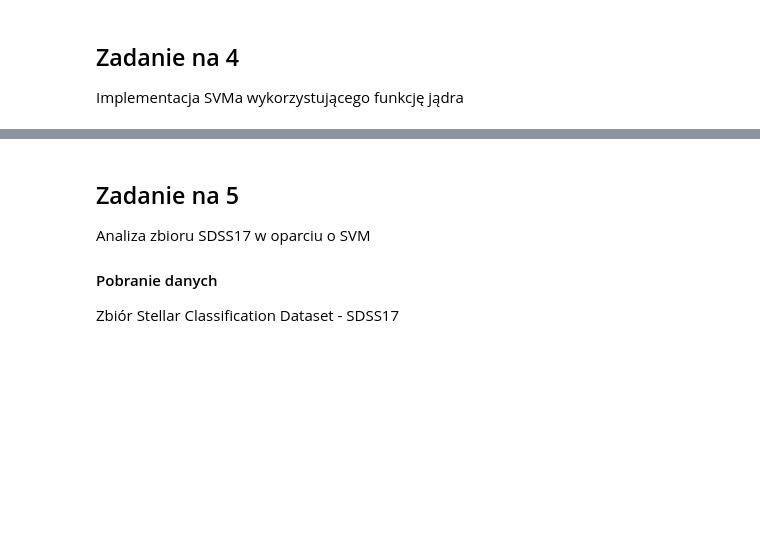
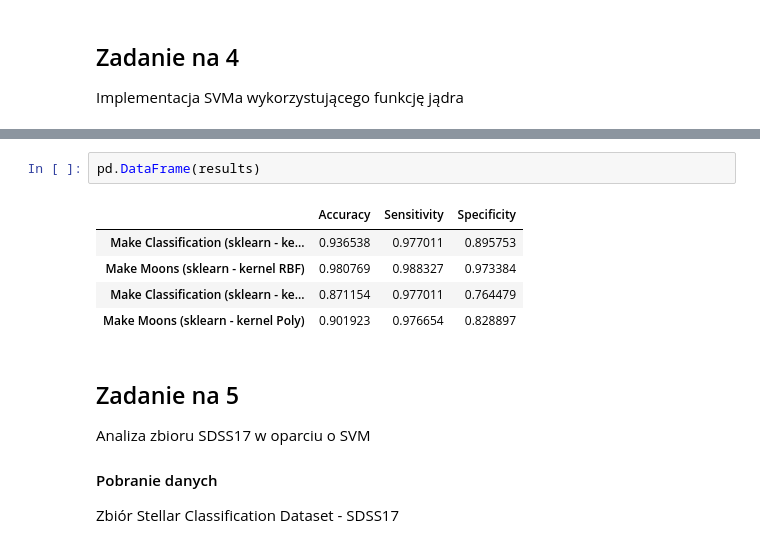
Before and after one commit to Lecrut/ai-ml_studies, a Jupyter notebook: pum/4_259199_Filip_Lecrut.ipynb, the cells around one changed output, grey strips where cells are left out. Saved outputs shown, nothing was run; the diff lists cells and outputs as text; blank space fills up the shorter version.

```diff
--- a/pum/4_259199_Filip_Lecrut.ipynb
+++ b/pum/4_259199_Filip_Lecrut.ipynb
@@ -256,3 +348,11 @@ Implementacja SVMa wykorzystującego funkcję jądra
+# %%
+pd.DataFrame(results)
+# %% [output]
+|  | Accuracy | Sensitivity | Specificity |
+| Make Classification (sklearn - ke... | 0.936538 | 0.977011 | 0.895753 |
+| Make Moons (sklearn - kernel RBF) | 0.980769 | 0.988327 | 0.973384 |
+| Make Classification (sklearn - ke... | 0.871154 | 0.977011 | 0.764479 |
+| Make Moons (sklearn - kernel Poly) | 0.901923 | 0.976654 | 0.828897 |
 # %% [markdown]
 ## Zadanie na 5
 
```
Also changed, not shown: parts of 12 cells of this notebook.
